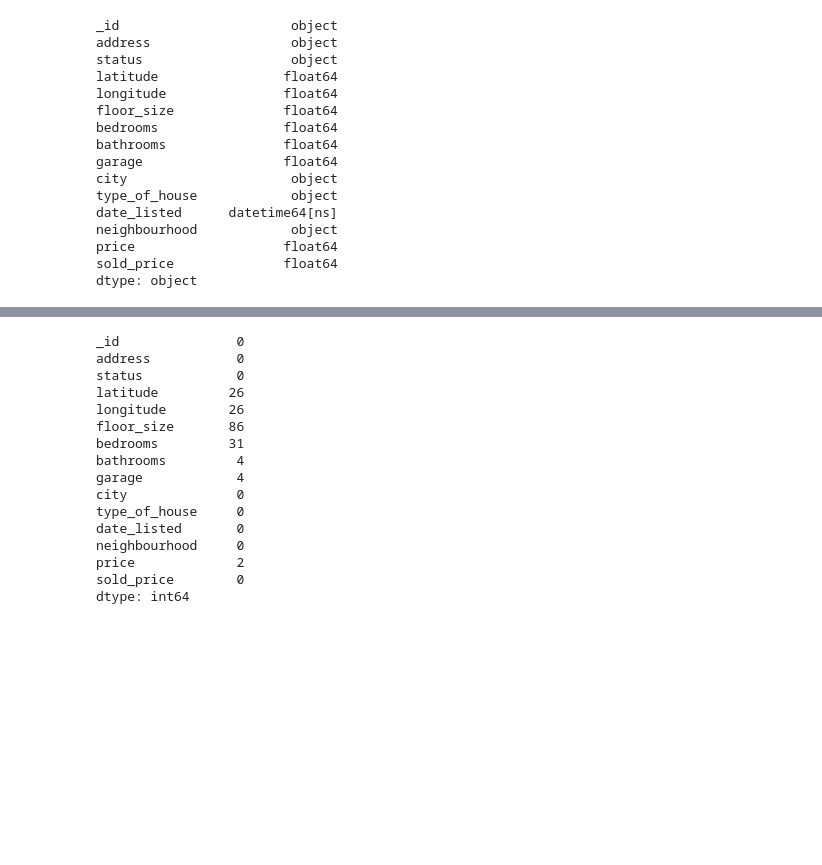
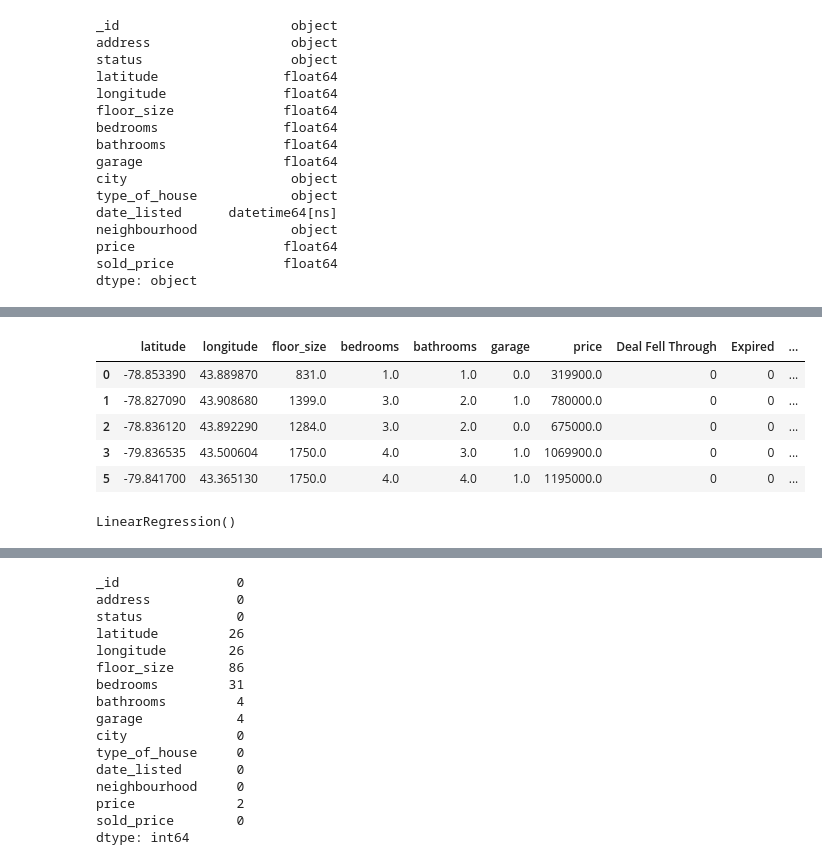
Before and after one commit to MaisieDeGraaf/Housing-Project_Final, a Jupyter notebook: linreg_housing.ipynb, the cells around one changed output, grey strips where cells are left out. Saved outputs shown, nothing was run; the diff lists cells and outputs as text; code cells hidden in the pictures; blank space fills up the shorter version.

```diff
--- a/linreg_housing.ipynb
+++ b/linreg_housing.ipynb
@@ -116,0 +168,18 @@ Name: count, dtype: int64
+# %%
+#Assigning targets and features to variables
+# Separate the y variable, the labels
+houses_df_dummies = houses_df_dummies.dropna(how = 'any')
+y = houses_df_dummies['sold_price']
+
+# Separate the X variable, the features (we drop irrelevant columns)
+X = houses_df_dummies.copy()
+X.drop(['_id', 'address', 'date_listed','neighbourhood','sold_price'], axis = 1, inplace = True)
+# %%
+X.head()
+# %% [output]
+|  | latitude | longitude | floor_size | bedrooms | bathrooms | garage | price | Deal Fell Through | Expired | ... |
+| 0 | -78.853390 | 43.889870 | 831.0 | 1.0 | 1.0 | 0.0 | 319900.0 | 0 | 0 | ... |
+| 1 | -78.827090 | 43.908680 | 1399.0 | 3.0 | 2.0 | 1.0 | 780000.0 | 0 | 0 | ... |
+| 2 | -78.836120 | 43.892290 | 1284.0 | 3.0 | 2.0 | 0.0 | 675000.0 | 0 | 0 | ... |
+| 3 | -79.836535 | 43.500604 | 1750.0 | 4.0 | 3.0 | 1.0 | 1069900.0 | 0 | 0 | ... |
+| 5 | -79.841700 | 43.365130 | 1750.0 | 4.0 | 4.0 | 1.0 | 1195000.0 | 0 | 0 | ... |
@@ -116,0 +188,8 @@ Name: count, dtype: int64
+# %%
+# Instantiate the Logistic Regression model
+model = LinearRegression()
+
+# Fit the model using training data
+model.fit(X_train,y_train)
+# %% [output]
+LinearRegression()
```
Also changed, not shown: parts of 21 cells of this notebook.
